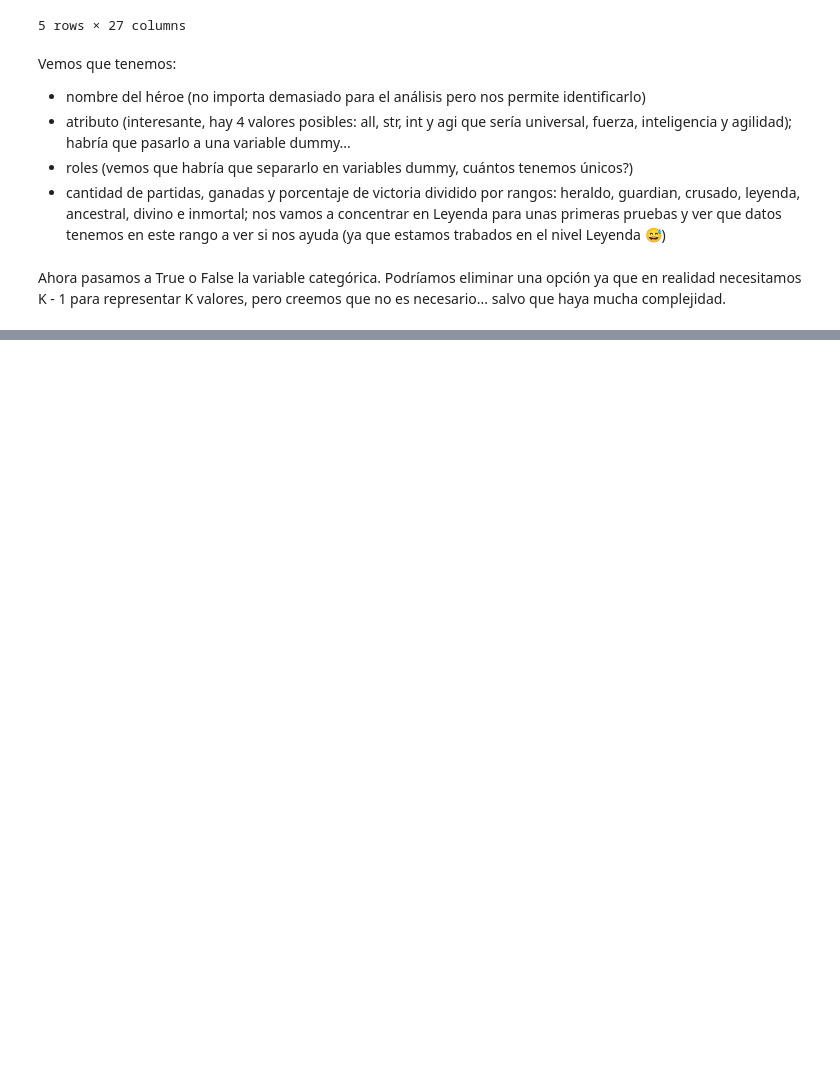
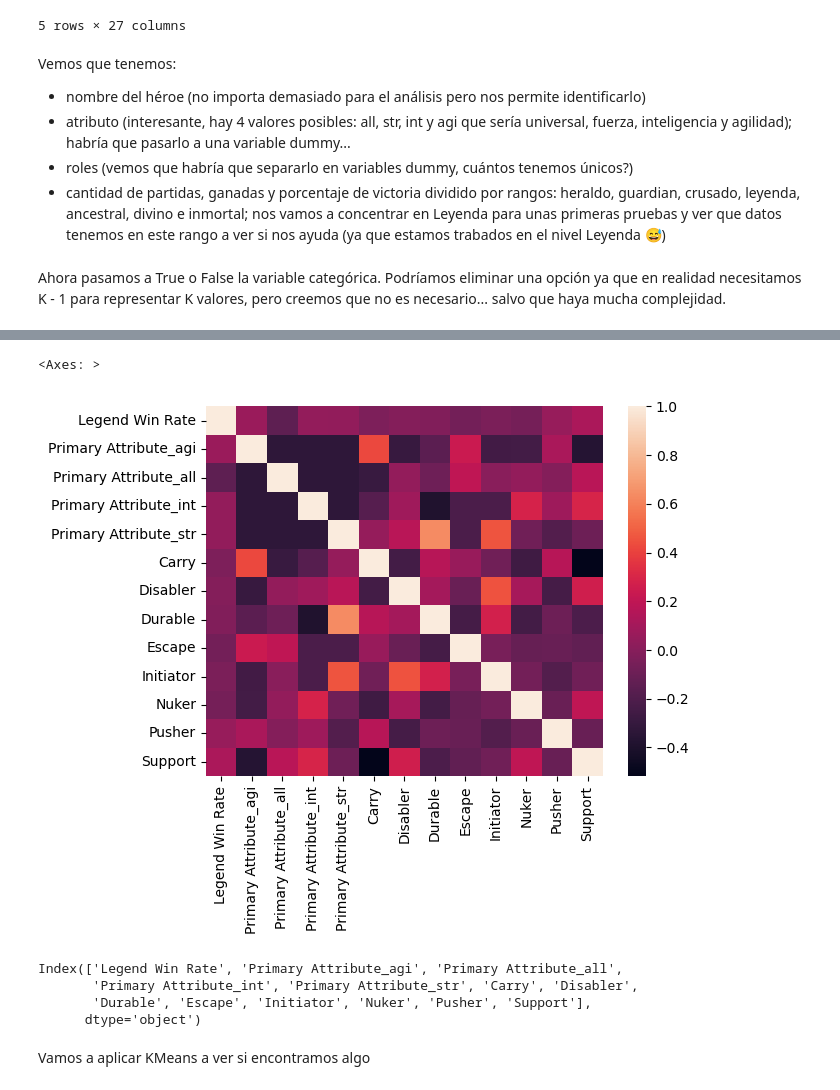
Before and after one commit to erikhromek/CEIOT-ML_TPF, a Jupyter notebook: TPF.ipynb, the cells around one changed output, grey strips where cells are left out. Drawn from its saved outputs; the diff is of its cells as text; code cells hidden in the pictures; blank space fills up the shorter version.

```diff
--- a/TPF.ipynb
+++ b/TPF.ipynb
@@ -101,0 +198,33 @@ Name: Roles, Length: 124, dtype: object
+# %%
+# Vemos que no tiene sentido mantener demasiado los picks y los wins, porque es un dato que se deriva directamente de Winrate.
+# Obviamente a mayor cantidad de picks, seguramente vaya a tener más wins (esto es una suposición, pero el matchmaking del dota trata de forzarte al 50% de winrate así que no vamos a detenernos ahora)
+
+dataset.drop('Legend Picks', inplace=True, axis=1)
+dataset.drop('Legend Wins', inplace=True, axis=1)
+
+cormat = dataset.corr()
+round(cormat,2)
+sns.heatmap(cormat)
+# %% [output]
+<Axes: >
+[figure, added]
+# %%
+# Ya de entrada estamos notando algunas cosas: hay muchos valores que no tienen correlación pero hay algunos que rápidamente coinciden: Durable con héroe str (fuerza). Esto es porque
+# los héroes de fuerza en general... tienen mucha vida!
+
+# Lo mismo con Iniciador y disabler (que aplica algún bloqueo al enemigo): son para iniciar las peleas entonces si tienen esa característica (Iniciador), es muy probable que tengan
+# habilidades para bloquear al enemigo
+
+# Lo que nos conviene acá, es eliminar las variables cuya correlación es alta
+# Guía: https://www.projectpro.io/recipes/drop-out-highly-correlated-features-in-python
+
+upper = cormat.where(np.triu(np.ones(cormat.shape), k=1).astype(bool))
+to_drop = [column for column in upper.columns if any(upper[column] > 0.9)]
+dataset.drop(to_drop, axis=1, inplace=True)
+
+dataset.columns
+# %% [output]
+Index(['Legend Win Rate', 'Primary Attribute_agi', 'Primary Attribute_all',
+       'Primary Attribute_int', 'Primary Attribute_str', 'Carry', 'Disabler',
+       'Durable', 'Escape', 'Initiator', 'Nuker', 'Pusher', 'Support'],
+      dtype='object')
@@ -101,0 +233,2 @@ Name: Roles, Length: 124, dtype: object
+# %% [markdown]
+Vamos a aplicar KMeans a ver si encontramos algo
```
Also changed, not shown: parts of 12 cells of this notebook.
